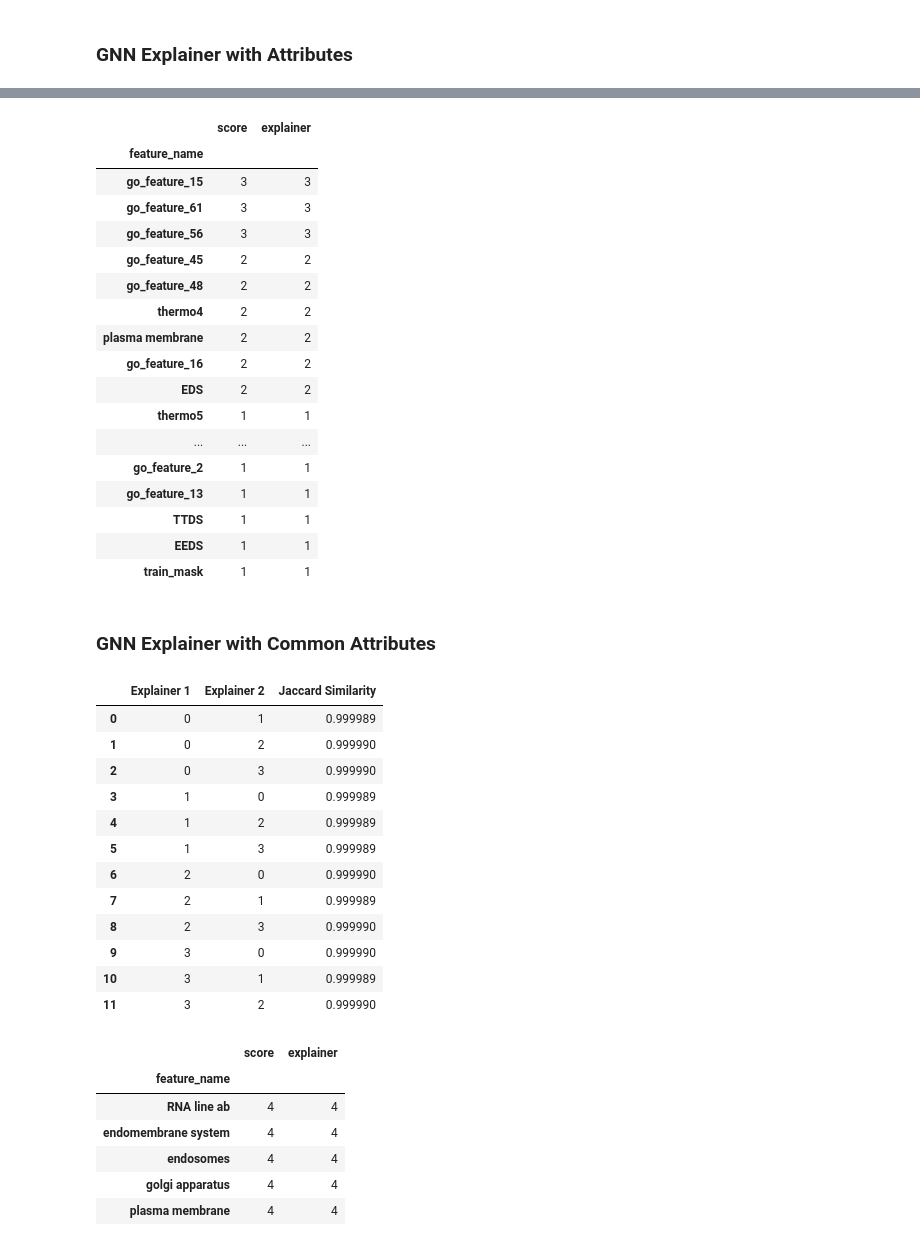
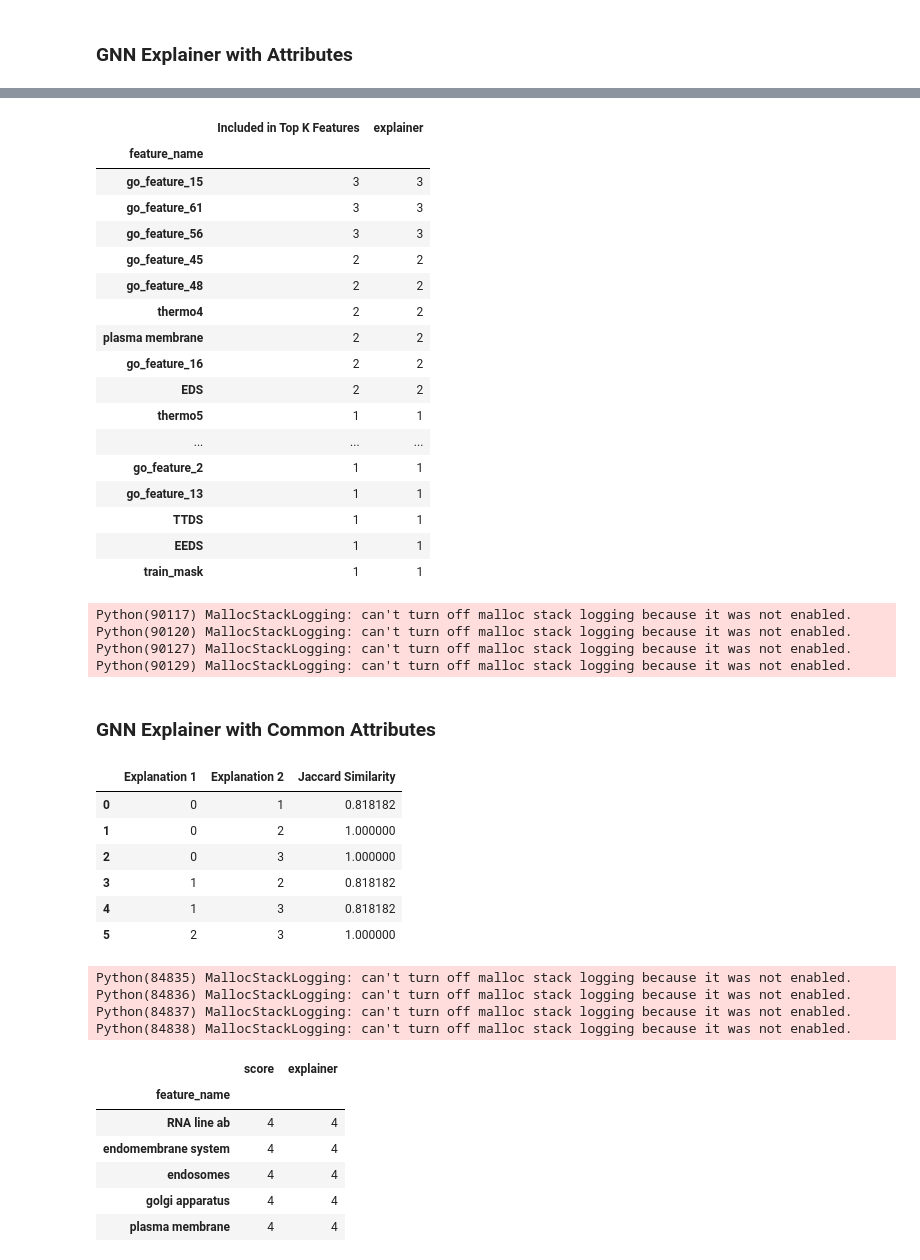
Before and after one commit to alyssaanastasi/srebp2-explanations, a Jupyter notebook: initial-experiment/init_exp.ipynb, the cells around one changed output, grey strips where cells are left out. Saved outputs shown, nothing was run; the diff lists cells and outputs as text; code cells hidden in the pictures.

```diff
--- a/initial-experiment/init_exp.ipynb
+++ b/initial-experiment/init_exp.ipynb
@@ -413,11 +434,11 @@ import numpy as np
 trials = []
 for trial_name in trial_names:
     trial = trial_names[trial_name]
-    pos_fid = fidelity_score(trial['positive_fid'])
-    neg_fid = fidelity_score(trial['negative_fid'])
-    avg_time = np.mean(trial['time']) / 60
-    std_time = np.std(trial['time']) / 60
-    d = {'explainer_type': trial_name, 'positive_fidelity': pos_fid, 'negative_fidelity': neg_fid, 'average_time_mins': avg_time, 'std_time': std_time}
+    pos_fid = pos_fidelity_score(trial['positive_fid'])
+    neg_fid = neg_fidelity_score(trial['negative_fid'])
+    avg_time = np.mean(trial['process_times']) / 60
+    std_time = np.std(trial['process_times']) / 60
+    d = {'Explainer Type': trial_name, 'Positive Fidelity': pos_fid, 'Negative Fidelity': neg_fid, 'average_time_mins': avg_time, 'std_time': std_time}
     trials.append(d)
 
 
@@ -503,0 +653,7 @@ sns.heatmap(tf2, linewidths=0.5)
+# %%
+# get visualization from each one
+
+for trial_name in trial_names:
+    trial = trial_names[trial_name]
+    curr = trial['explanations'][0]
+    curr.visualize_graph(path=f"{trial_name}_npc1.pdf", node_labels=node_series, backend='graphviz')
@@ -587,8 +749,10 @@ gm_comm_stability = stability_trial(gm_comm, test_nodes[0])
 def edge_jaccard(edge_mask1, edge_mask2):
     edge_mask1 = np.array(edge_mask1)
     edge_mask2 = np.array(edge_mask2)
-    intersection = np.sum(edge_mask1 == edge_mask2)
-    union = (len(edge_mask1) * 2) - intersection
+    edge_mask1[edge_mask1 > 0] = 1
+    edge_mask2[edge_mask2 > 0] = 1
+    intersection = np.sum(((edge_mask1 == edge_mask2) & (edge_mask1 == 1) & (edge_mask2 == 1)))
+    union = np.sum(edge_mask1 == 1) + np.sum((edge_mask2 == 1)) - intersection
     return intersection / union
 # %% [markdown]
 ### GNN Explainer with Attributes
@@ -597,7 +761,7 @@ def edge_jaccard(edge_mask1, edge_mask2):
 gnn_attr_edge_similarity = []
 
 for i in range(4):
-    for j in range(4):
+    for j in range(i, 4):
         if i == j:
             continue
         exp1 = i
@@ -605,7 +769,7 @@ for i in range(4):
         edge_mask1 = gnn_attr_stability['explanations'][i].edge_mask
         edge_mask2 = gnn_attr_stability['explanations'][j].edge_mask
         edge_sim = edge_jaccard(edge_mask1, edge_mask2)
-        gnn_attr_edge_similarity.append({'Explainer 1': exp1, 'Explainer 2': exp2, 'Jaccard Similarity': edge_sim})
+        gnn_attr_edge_similarity.append({'Explanation 1': exp1, 'Explanation 2': exp2, 'Jaccard Similarity': edge_sim})
 
 gnn_attr_edge_similarity = pd.DataFrame(gnn_attr_edge_similarity)
 gnn_attr_edge_similarity
@@ -645,9 +803,9 @@ top_features_count = top_features.groupby('feature_name').agg('count').reset_ind
 top_features_count = top_features_count.sort_values('score', ascending=False)
 # top_features_count = top_features_count.head(10)
 top_features_count = top_features_count.set_index('feature_name')
-top_features_count
+top_features_count.rename(columns={'score': 'Included in Top K Features'})
 # %% [output]
-|  | score | explainer |
+|  | Included in Top K Features | explainer |
 | feature_name |  |  |
 | go_feature_15 | 3 | 3 |
 | go_feature_61 | 3 | 3 |
@@ -665,39 +823,54 @@ top_features_count
 | TTDS | 1 | 1 |
 | EEDS | 1 | 1 |
 | train_mask | 1 | 1 |
+# %%
+counter = 0
+for exps in gnn_attr_stability['explanations']:
+    exps.visualize_graph(path = f"g{counter}_gnn_attr.pdf", node_labels=node_series, backend='graphviz')
+    counter += 1
+# %% [output]
+Python(90117) MallocStackLogging: can't turn off malloc stack logging because it was not enabled.
+Python(90120) MallocStackLogging: can't turn off malloc stack logging because it was not enabled.
+Python(90127) MallocStackLogging: can't turn off malloc stack logging because it was not enabled.
+Python(90129) MallocStackLogging: can't turn off malloc stack logging because it was not enabled.
 # %% [markdown]
 ### GNN Explainer with Common Attributes
 # %%
 # edge stability
 gnn_common_edge_similarity = []
 
 for i in range(4):
-    for j in range(4):
+    for j in range(i, 4):
         if i == j:
             continue
         exp1 = i
         exp2 = j
         edge_mask1 = gnn_common_stability['explanations'][i].edge_mask
         edge_mask2 = gnn_common_stability['explanations'][j].edge_mask
         edge_sim = edge_jaccard(edge_mask1, edge_mask2)
-        gnn_common_edge_similarity.append({'Explainer 1': exp1, 'Explainer 2': exp2, 'Jaccard Similarity': edge_sim})
+        gnn_common_edge_similarity.append({'Explanation 1': exp1, 'Explanation 2': exp2, 'Jaccard Similarity': edge_sim})
 
 gnn_common_edge_similarity = pd.DataFrame(gnn_common_edge_similarity)
 gnn_common_edge_similarity
 # %% [output]
-|  | Explainer 1 | Explainer 2 | Jaccard Similarity |
-| 0 | 0 | 1 | 0.999989 |
-| 1 | 0 | 2 | 0.999990 |
-| 2 | 0 | 3 | 0.999990 |
-| 3 | 1 | 0 | 0.999989 |
-| 4 | 1 | 2 | 0.999989 |
-| 5 | 1 | 3 | 0.999989 |
-| 6 | 2 | 0 | 0.999990 |
-| 7 | 2 | 1 | 0.999989 |
-| 8 | 2 | 3 | 0.999990 |
-| 9 | 3 | 0 | 0.999990 |
-| 10 | 3 | 1 | 0.999989 |
-| 11 | 3 | 2 | 0.999990 |
+|  | Explanation 1 | Explanation 2 | Jaccard Similarity |
+| 0 | 0 | 1 | 0.818182 |
+| 1 | 0 | 2 | 1.000000 |
+| 2 | 0 | 3 | 1.000000 |
+| 3 | 1 | 2 | 0.818182 |
+| 4 | 1 | 3 | 0.818182 |
+| 5 | 2 | 3 | 1.000000 |
+# %%
+
+gnn_common_stability['explanations'][0].visualize_graph(path="g0.pdf", node_labels=node_series, backend='graphviz')
+gnn_common_stability['explanations'][1].visualize_graph(path="g1.pdf", backend='graphviz')
+gnn_common_stability['explanations'][2].visualize_graph(path="g2.pdf", backend='graphviz')
+gnn_common_stability['explanations'][3].visualize_graph(path="g3.pdf", backend='graphviz')
+# %% [output]
+Python(84835) MallocStackLogging: can't turn off malloc stack logging because it was not enabled.
+Python(84836) MallocStackLogging: can't turn off malloc stack logging because it was not enabled.
+Python(84837) MallocStackLogging: can't turn off malloc stack logging because it was not enabled.
+Python(84838) MallocStackLogging: can't turn off malloc stack logging because it was not enabled.
 # %%
 # GNN Explainer with Common Attributes
 
```
Also changed, not shown: parts of 33 cells of this notebook, 2 other files.
